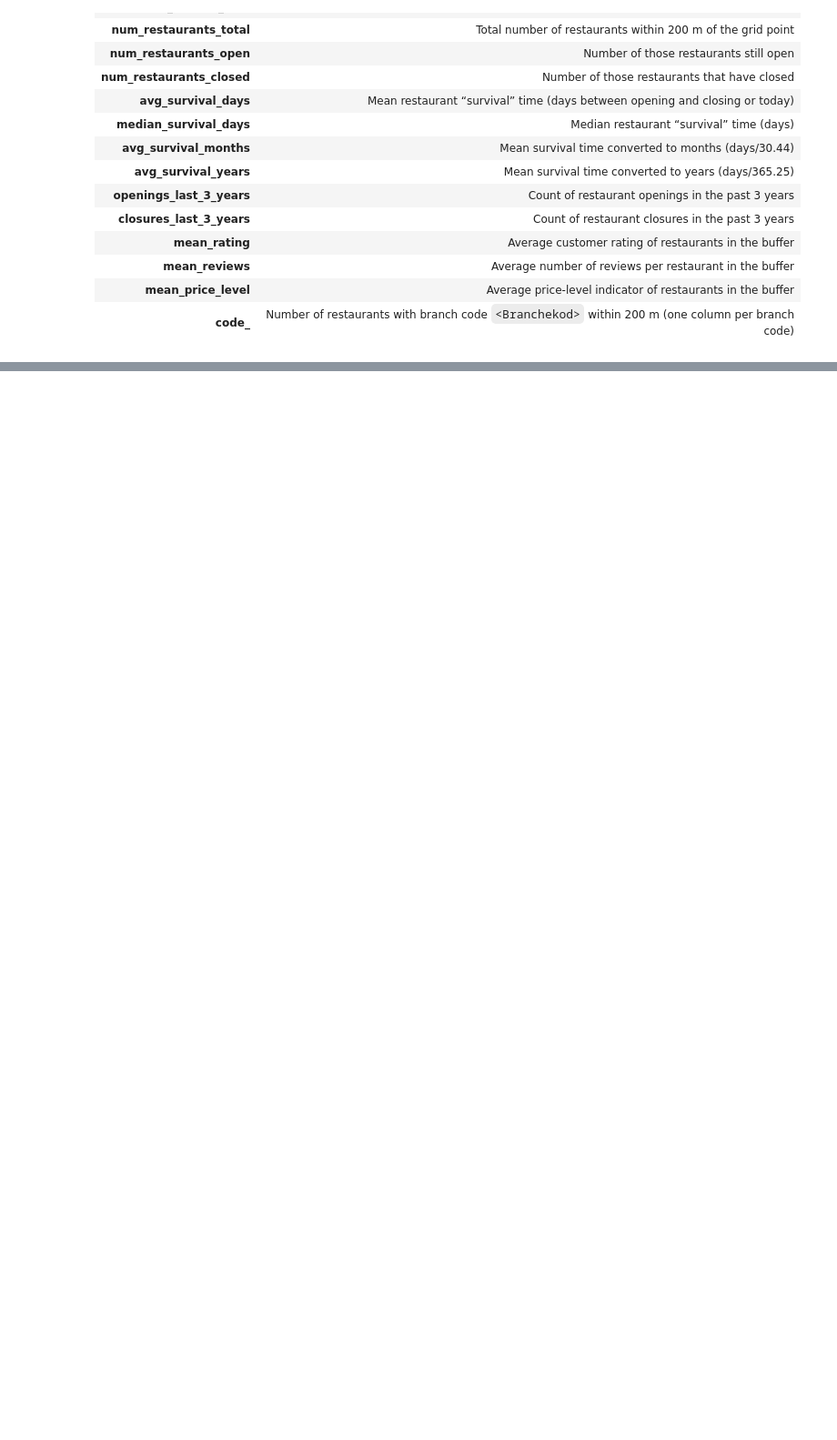
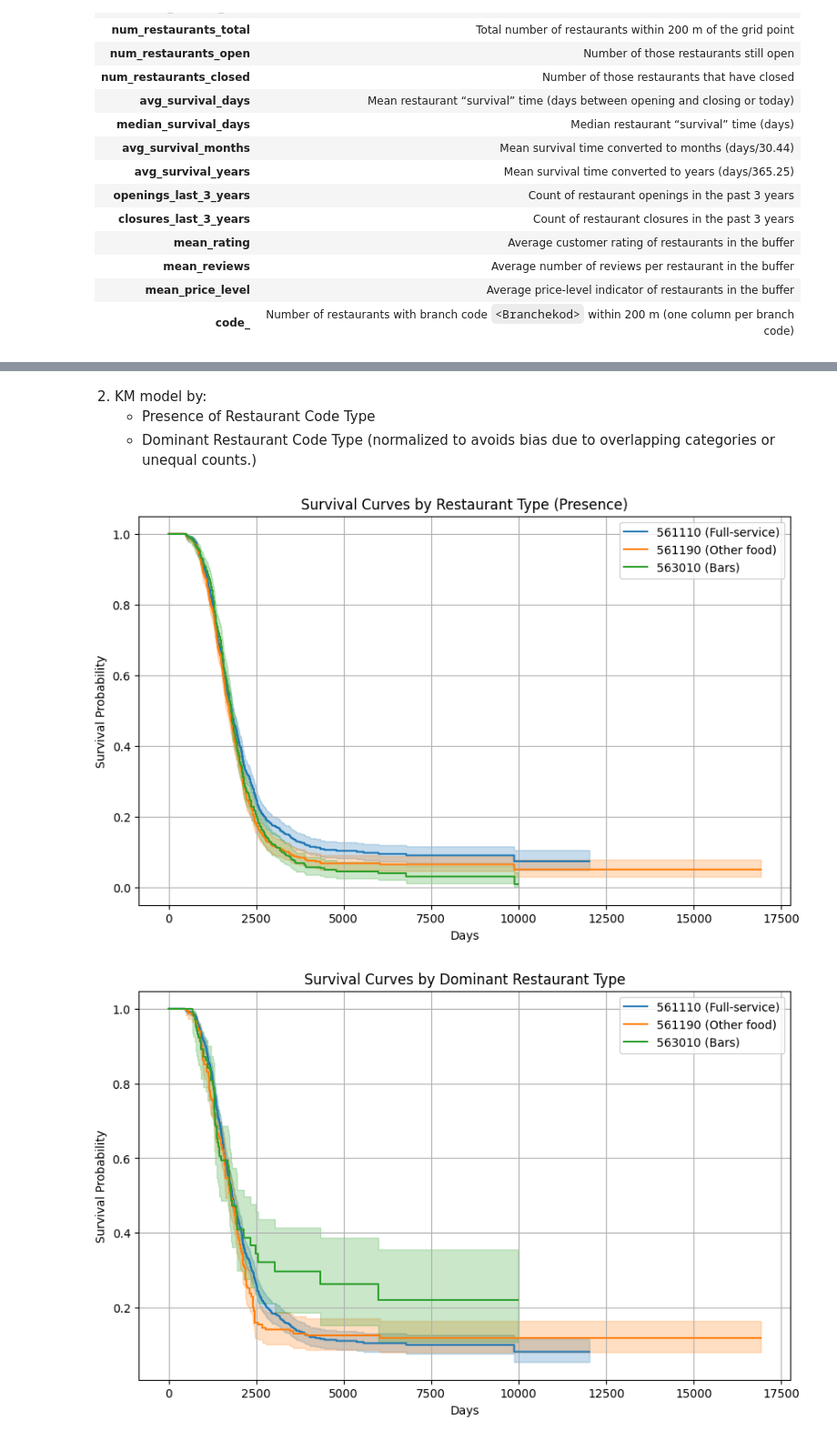
Before and after one commit to Gabriellanaro/StayingAlive, a Jupyter notebook: src/DELIVERABLE/STAYINGALIVE.ipynb, the cells around one changed output, grey strips where cells are left out. Shown: that part at 91% size. Saved outputs shown, nothing was run; the diff lists cells and outputs as text; code cells hidden in the pictures; blank space fills up the shorter version.

```diff
--- a/src/DELIVERABLE/STAYINGALIVE.ipynb
+++ b/src/DELIVERABLE/STAYINGALIVE.ipynb
@@ -1542,0 +1624,69 @@ The table below describes the columns included in the final dataset `df_survival
+# %% [markdown]
+2) KM model by:
+    - Presence of Restaurant Code Type
+    - Dominant Restaurant Code Type (normalized to avoids bias due to overlapping categories or unequal counts.)
+# %%
+# Calculate proportion for each restaurant type per grid point
+df['prop_561110'] = df['code_561110'] / df['num_restaurants_total']
+df['prop_561190'] = df['code_561190'] / df['num_restaurants_total']
+df['prop_563010'] = df['code_563010'] / df['num_restaurants_total']
+
+# Create labels for presence of each code
+df['has_561110'] = df['code_561110'] > 0
+df['has_561190'] = df['code_561190'] > 0
+df['has_563010'] = df['code_563010'] > 0
+
+# Create dominant type column based on proportions
+def get_dominant_type(row):
+    proportions = {
+        '561110': row['prop_561110'],
+        '561190': row['prop_561190'],
+        '563010': row['prop_563010']
+    }
+    return max(proportions, key=proportions.get) if row['num_restaurants_total'] > 0 else np.nan
+
+df['dominant_code'] = df.apply(get_dominant_type, axis=1)
+
+
+
+# ---- Plot 1: KM curves for presence of restaurant types
+plt.figure(figsize=(10,6))
+kmf = KaplanMeierFitter()
+
+labels = ['561110 (Full-service)', '561190 (Other food)', '563010 (Bars)']
+
+for code_col, label in zip(['has_561110', 'has_561190', 'has_563010'], labels):
+    mask = df[code_col]
+    kmf.fit(durations=df[mask]['duration'], event_observed=df[mask]['event'], label=label)
+    kmf.plot_survival_function()
+
+plt.title("Survival Curves by Restaurant Type (Presence)")
+plt.xlabel("Days")
+plt.ylabel("Survival Probability")
+plt.legend()
+plt.grid(True)
+plt.show()
+
+
+
+# ---- Plot 2: KM curves for dominant restaurant type based on proportion
+plt.figure(figsize=(10,6))
+for code, label in zip(['561110', '561190', '563010'], labels):
+    mask = df['dominant_code'] == code
+    kmf.fit(durations=df[mask]['duration'], event_observed=df[mask]['event'], label=label)
+    kmf.plot_survival_function()
+
+plt.title("Survival Curves by Dominant Restaurant Type")
+plt.xlabel("Days")
+plt.ylabel("Survival Probability")
+plt.legend()
+plt.grid(True)
+plt.show()
+
+
+
+# dummies
+df = pd.get_dummies(df, columns=['dominant_code'], drop_first=True)
+# %% [output]
+[figure, added]
+[figure, added]
```
Also changed, not shown: parts of 39 cells of this notebook, 3 other files.
